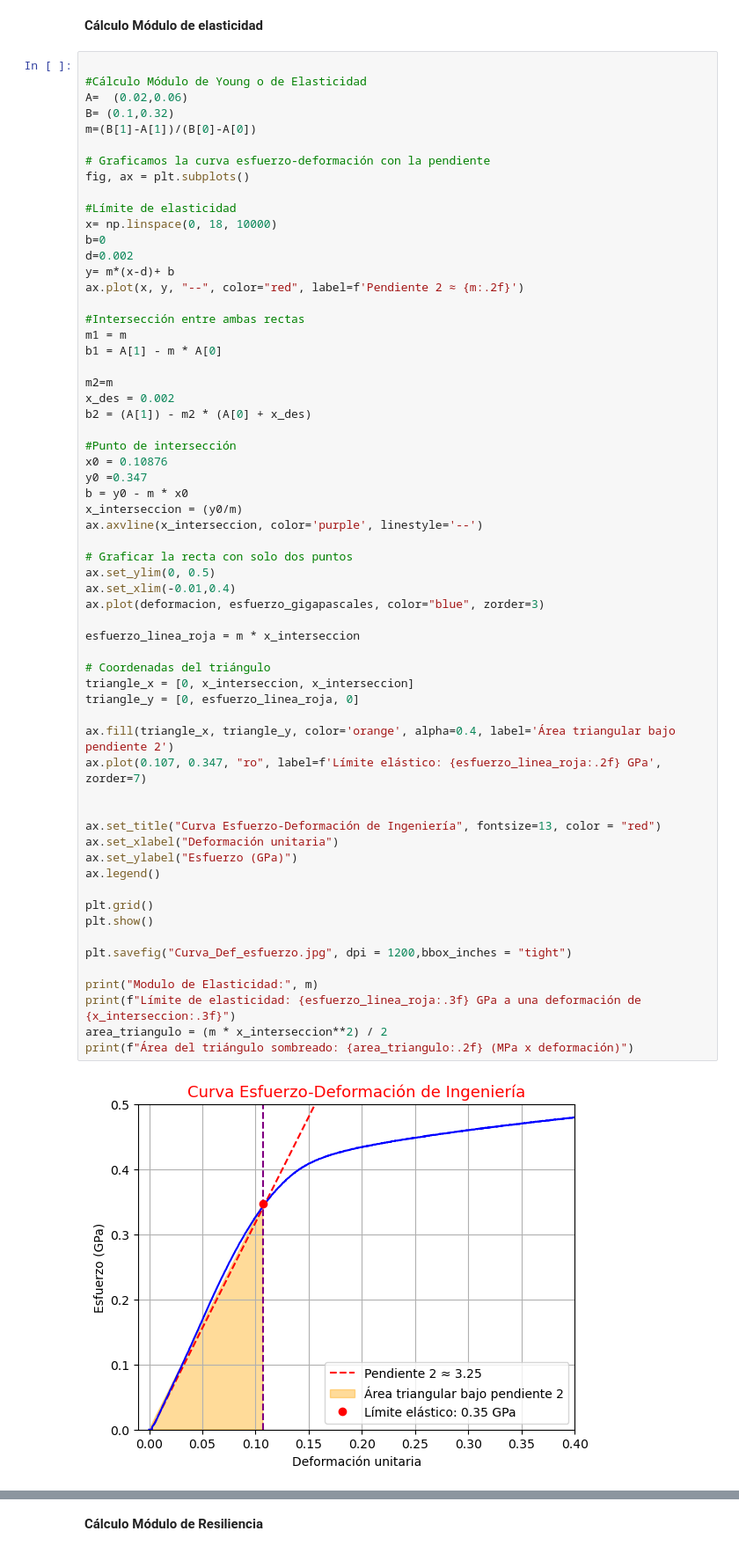
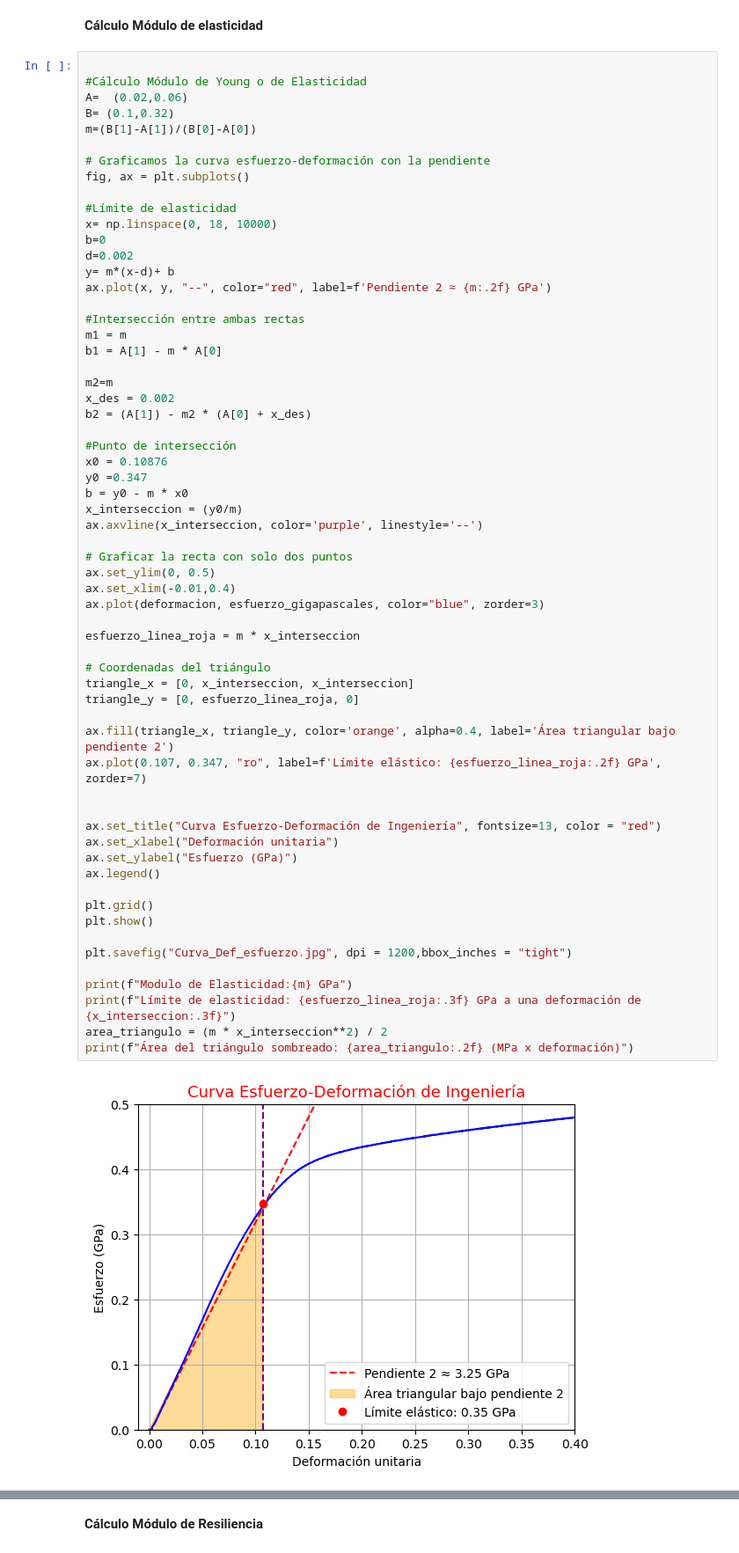
Before and after one commit to danieladonado/Tracci-n, a Jupyter notebook: informe_traccion.ipynb, the cells around one changed output, grey strips where cells are left out. Shown: that part at 88% size. Cells and saved outputs as stored; diff of their text form.

```diff
--- a/informe_traccion.ipynb
+++ b/informe_traccion.ipynb
@@ -70,7 +70,7 @@ x= np.linspace(0, 18, 10000)
 b=0
 d=0.002
 y= m*(x-d)+ b
-ax.plot(x, y, "--", color="red", label=f'Pendiente 2 ≈ {m:.2f}')
+ax.plot(x, y, "--", color="red", label=f'Pendiente 2 ≈ {m:.2f} GPa')
 
 #Intersección entre ambas rectas
 m1 = m
@@ -89,32 +89,32 @@ ax.axvline(x_interseccion, color='purple', linestyle='--')
 
 # Graficar la recta con solo dos puntos
 ax.set_ylim(0, 0.5)
 ax.set_xlim(-0.01,0.4)
 ax.plot(deformacion, esfuerzo_gigapascales, color="blue", zorder=3)
 
 esfuerzo_linea_roja = m * x_interseccion
 
 # Coordenadas del triángulo
 triangle_x = [0, x_interseccion, x_interseccion]
 triangle_y = [0, esfuerzo_linea_roja, 0]
 
 ax.fill(triangle_x, triangle_y, color='orange', alpha=0.4, label='Área triangular bajo pendiente 2')
 ax.plot(0.107, 0.347, "ro", label=f'Límite elástico: {esfuerzo_linea_roja:.2f} GPa', zorder=7)
 
 
 ax.set_title("Curva Esfuerzo-Deformación de Ingeniería", fontsize=13, color = "red")
 ax.set_xlabel("Deformación unitaria")
 ax.set_ylabel("Esfuerzo (GPa)")
 ax.legend()
 
 plt.grid()
 plt.show()
 
 plt.savefig("Curva_Def_esfuerzo.jpg", dpi = 1200,bbox_inches = "tight")
 
-print("Modulo de Elasticidad:", m)
+print(f"Modulo de Elasticidad:{m} GPa")
 print(f"Límite de elasticidad: {esfuerzo_linea_roja:.3f} GPa a una deformación de {x_interseccion:.3f}")
 area_triangulo = (m * x_interseccion**2) / 2
 print(f"Área del triángulo sombreado: {area_triangulo:.2f} (MPa x deformación)")
 # %% [output]
-[figure, old version]
+[figure, new version]
```
Also changed, not shown: parts of 2 cells of this notebook.
